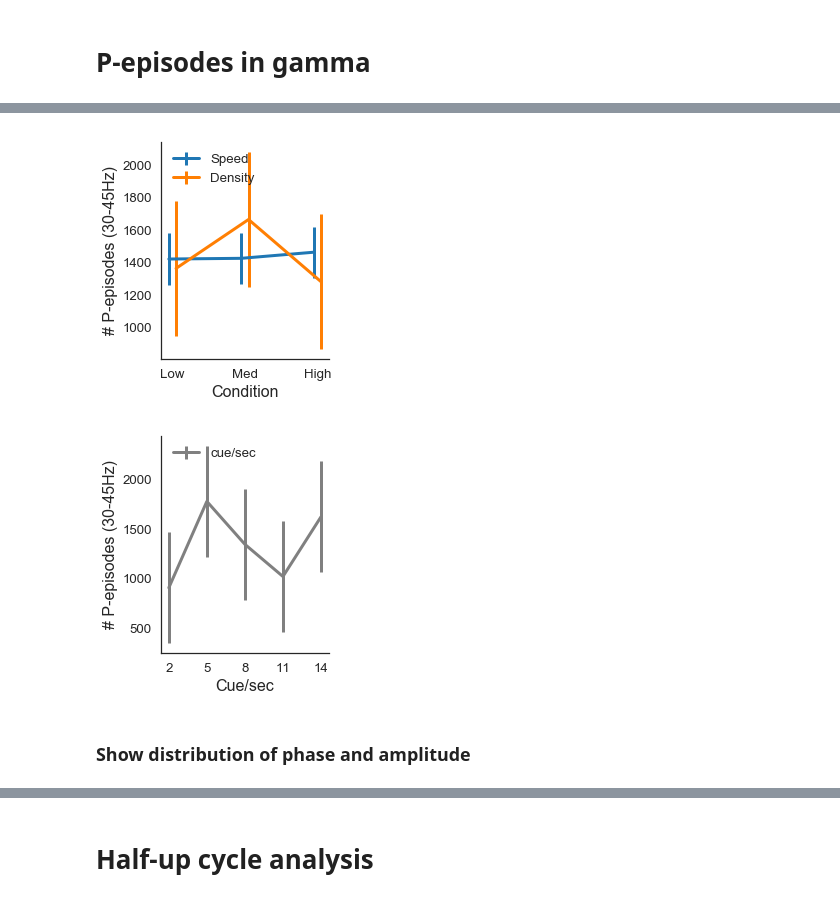
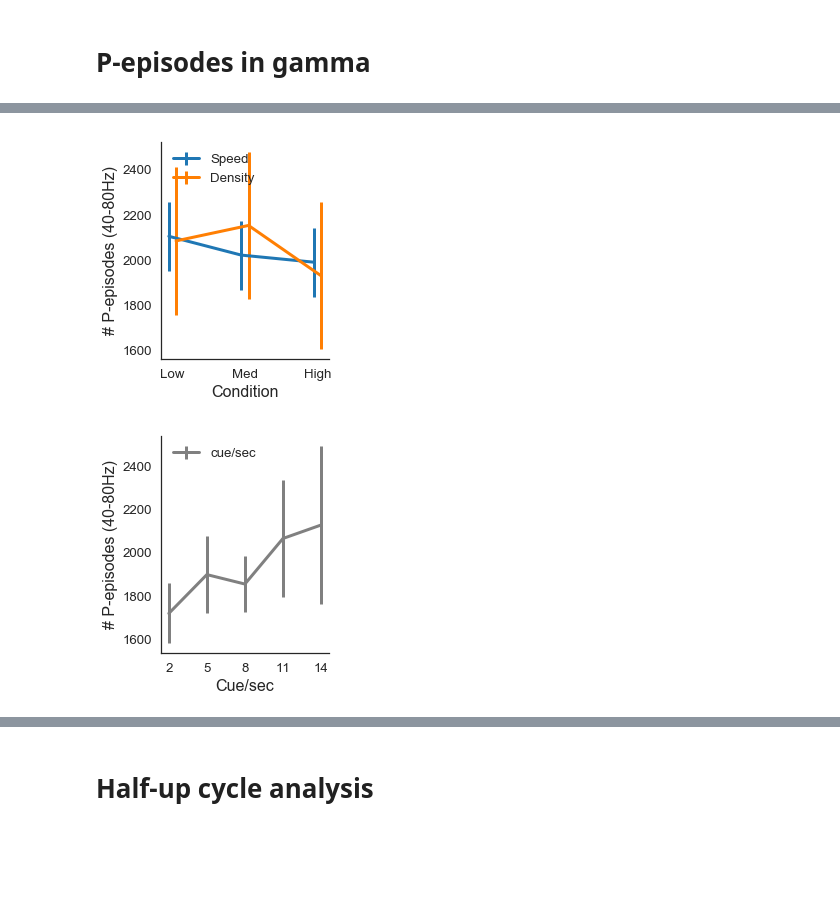
Before and after one commit to DiogoSantosPata/normaliser, a Jupyter notebook: V2_Analisys.ipynb, the cells around one changed output, grey strips where cells are left out. Cells and saved outputs as stored; diff of their text form; code cells hidden in the pictures; blank space fills up the shorter version.

```diff
--- a/V2_Analisys.ipynb
+++ b/V2_Analisys.ipynb
@@ -759,6 +760,7 @@ def organize_amp_phase_to_pandas(amp_phase):
 
 
     log_pac = []
+    log_amp_in_phase = []
     for sub in ttl_info_dict:
 
         idx_trials = trials = ttl_info_dict[sub]['markers']
@@ -778,6 +780,7 @@ def organize_amp_phase_to_pandas(amp_phase):
                 bs = binned_statistic(tmp_tmp_phase,tmp_tmp_amp,bins=20)
                 kb = calculate_KB(bs)
 
+                log_amp_in_phase.append(bs)
                 cs = tmp_dd[tmp_density[trial]]/tmp_dur[tmp_speed[trial]]
                 csw = np.argmin(np.abs(cs-np.linspace(2,14,5)))
                 log_pac.append( [sub, tmp_density[trial], tmp_speed[trial], cs, csw, kb] )
@@ -785,7 +788,7 @@ def organize_amp_phase_to_pandas(amp_phase):
 
     log_pac = pd.DataFrame(log_pac, columns=['sub','density','speed','cuesec','cuesec_w','kb'] )
 
-    return log_pac
+    return log_pac,log_amp_in_phase
 # %%
 def plot_pac_speed_density(log_pac):
 
@@ -876,7 +879,7 @@ def plot_pac_cuesec(log_pac):
     plt.ylabel('PAC (' + str(l_f_amp) +'-'+str(h_f_amp)+'Hz)'  , fontsize=16)
     plt.xlabel('Cues/sec level', fontsize=16)
 
-    plt.xticks(np.arange(mmm.index.size), np.linspace(2,14,mmm.index.size).astype(int) );
+    plt.xticks(np.arange(mmcs.size), np.linspace(2,14,mmcs.size).astype(int) );
     plt.tight_layout()
     # plt.savefig('../Figures/pac_cuesec.pdf')
 # %%
@@ -930,0 +949,9 @@ p=0.171
+# %%
+plt.figure(figsize=(20,20))
+for ii in range(100):
+    plt.subplot(10,10,ii+1)
+    bbss = save_amp_in_phase[3]['bs'][ii]
+    plt.bar(  bbss[1][:-1]/np.pi , bbss[0] , width=0.1, color='grey' )
+    plt.bar(  (bbss[1][:-1] + np.pi*2)/np.pi , bbss[0] , width=0.1, color='grey' )
+    plt.plot( np.concatenate([bbss[1][:-1]/np.pi, (bbss[1][:-1] + np.pi*2)/np.pi ])  , np.concatenate([bbss[0],bbss[0]]) )
+    plt.axis('off')
@@ -968,8 +1122,8 @@ save_log_pacs[ii]['log_pac'].values.shape
 # %% [markdown]
 # P-episodes in gamma
 # %%
-low_amp_freq = 30
-high_amp_freq = 45
+low_amp_freq = 40
+high_amp_freq = 80
 
 
 log_p_episodes = []
@@ -1010,7 +1164,7 @@ for ii in ttl_info_dict:
 #             power_zs[power_zs<2.] = 0
 
 
-            percentile_95 = np.percentile(power,95,axis=1)
+            percentile_95 = np.percentile(power[:,4000:-2000],95,axis=1)
 
             for trial_n in range(len(trials)):
 
@@ -1020,7 +1174,13 @@ for ii in ttl_info_dict:
                     time_threshold  = int(raw.info['sfreq'] / freqs[fff] * cycle_threshold)
 #                     power_zs_conv =  np.convolve(power_zs[fff], np.ones((time_threshold,))/time_threshold, mode='same')
 #                     power_zs_conv[power_zs_conv<2.] = 0
-                    p_episode_idx = np.where( power[fff] > percentile_95[fff] )[0]
+
+                    bina_pow = np.copy(power[fff])
+                    bina_pow[bina_pow<=percentile_95[fff]] = 0
+
+                    bina_pow_conv =  np.convolve(bina_pow, np.ones((time_threshold,))/time_threshold, mode='same')
+
+                    p_episode_idx = np.where( bina_pow_conv > 0 )[0]
                     counts = np.where( np.logical_and(  p_episode_idx > trials[trial_n] , p_episode_idx < trials[trial_n]+(raw.info['sfreq']*3)   ) )[0].size
                     total_pepi_counts_in_this_trial += counts
 
@@ -1055,7 +1215,7 @@ fig.set_figheight(4)
 fig.set_figwidth(3)
 sns.set(font_scale=1.2, style='white')
 
-mmm = log_p_episodes.groupby(['speed','sub']).mean()['p_epi_counts'].unstack().T.mean()
+mmm = log_p_episodes.groupby(['speed','sub']).mean()['p_epi_counts'].unstack().T.median()
 sss = log_p_episodes.groupby(['speed','sub']).mean()['p_epi_counts'].unstack().T.values.std()  #log_p_episodes.groupby(['speed','sub']).mean()['p_epi_counts'].unstack().T.std()
 plt.errorbar(  np.arange(3)-0.05, mmm, yerr=sss, label='Speed', linewidth=3, color=plo['speed_color'] )
 
@@ -1073,31 +1233,33 @@ plt.xticks(range(3), ['Low','Med','High']);
 
 # plt.ylim(38.7,39.2)
 # %% [output]
-[figure, old version]
+[figure, new version]
 # %%
 fig = plt.figure()
 ax = fig.add_subplot(111)
 fig.set_figheight(4)
 fig.set_figwidth(3)
 sns.set(font_scale=1.2, style='white')
 
-mmm = log_p_episodes.groupby(['cuesec_w','sub']).mean()['p_epi_counts'].unstack().T.mean()
-sss = log_p_episodes.groupby(['cuesec_w','sub']).mean()['p_epi_counts'].unstack().T.values.std() #log_p_episodes.groupby(['cuesec_w','sub']).mean()['p_epi_counts'].unstack().T.std()
+# mmm = log_p_episodes.groupby(['cuesec_w','sub']).mean()['p_epi_counts'].unstack().T.median()
+# sss = log_p_episodes.groupby(['cuesec_w','sub']).mean()['p_epi_counts'].unstack().T.values.std() #log_p_episodes.groupby(['cuesec_w','sub']).mean()['p_epi_counts'].unstack().T.std()
 
-plt.errorbar(  np.arange(mmm.size), mmm, yerr=sss, label='cue/sec', linewidth=3, color=plo['cuesec_color'] )
+mmm = np.median(log_p_episodes.groupby(['cuesec_w','sub']).median()['p_epi_counts'].unstack().T.values,axis=0)
+sss = stats.sem(log_p_episodes.groupby(['cuesec_w','sub']).median()['p_epi_counts'].unstack().T.values,axis=0)
+
+plt.errorbar(  np.linspace(2,14,mmm.size), mmm, yerr=sss, label='cue/sec', linewidth=3, color=plo['cuesec_color'] )
+
+
 
 ax.spines['right'].set_visible(False)
 ax.spines['top'].set_visible(False)
 plt.sca(ax)
 plt.legend( frameon=False, loc='upper left')
 plt.xlabel('Cue/sec', fontsize=16)
 plt.ylabel('# P-episodes (' +str(low_amp_freq)+'-'+str(high_amp_freq)+'Hz)'     , fontsize=16)
 # plt.xticks(range(3), ['Low','Med','High']);
-plt.xticks(np.arange(mmm.index.size), np.linspace(2,14,mmm.index.size).astype(int) );
-
+# plt.xticks(np.arange(mmm.size), np.linspace(2,14,mmm.size).astype(int) );
+plt.xticks( np.linspace(2,14,mmm.size).astype(int) );
 # plt.ylim(38.7,39.2)
 # %% [output]
-[figure, old version]
+[figure, new version]
-# %% [markdown]
-
-### Show distribution of phase and amplitude
```
Also changed, not shown: parts of 16 cells of this notebook.
